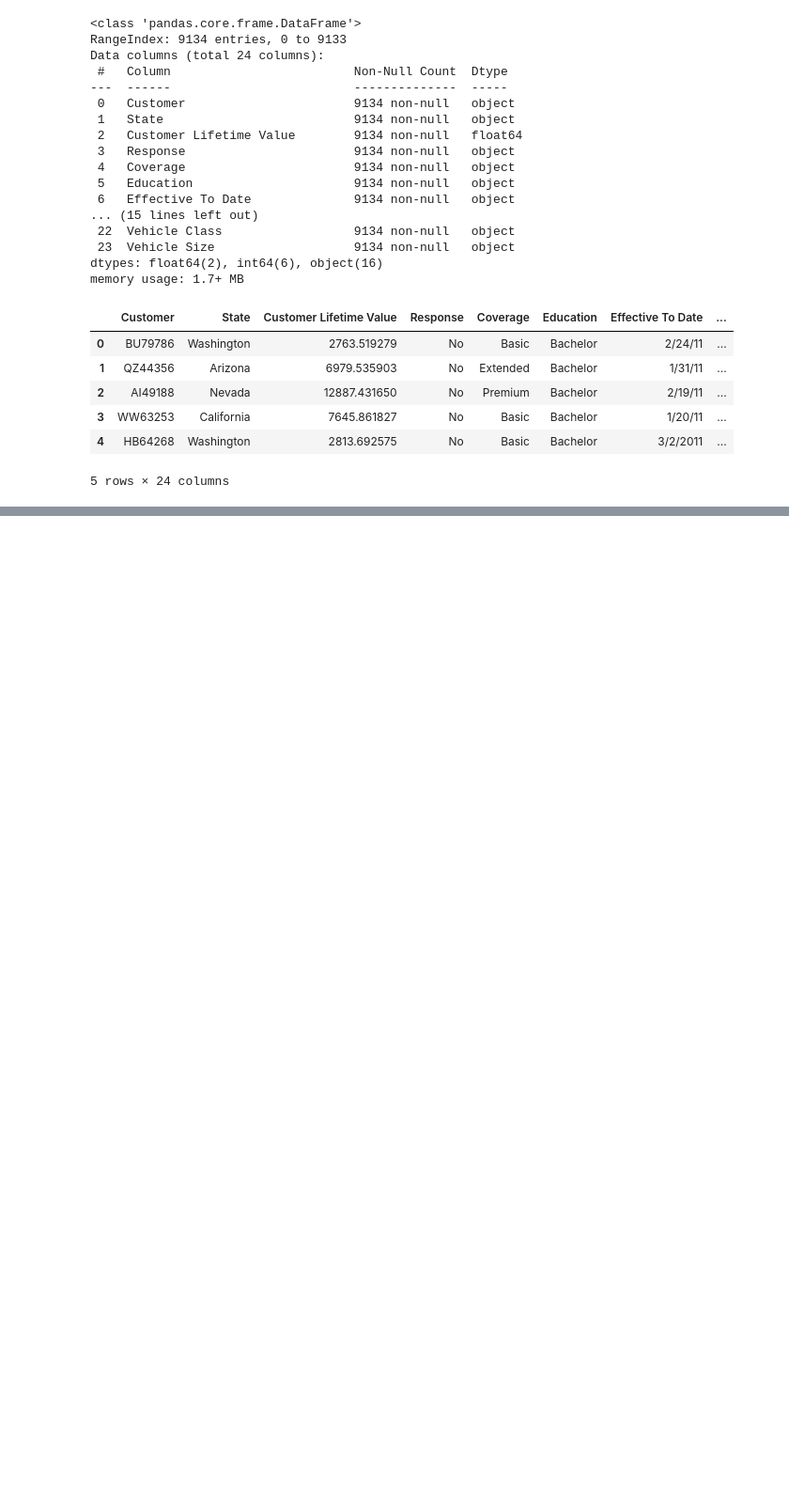
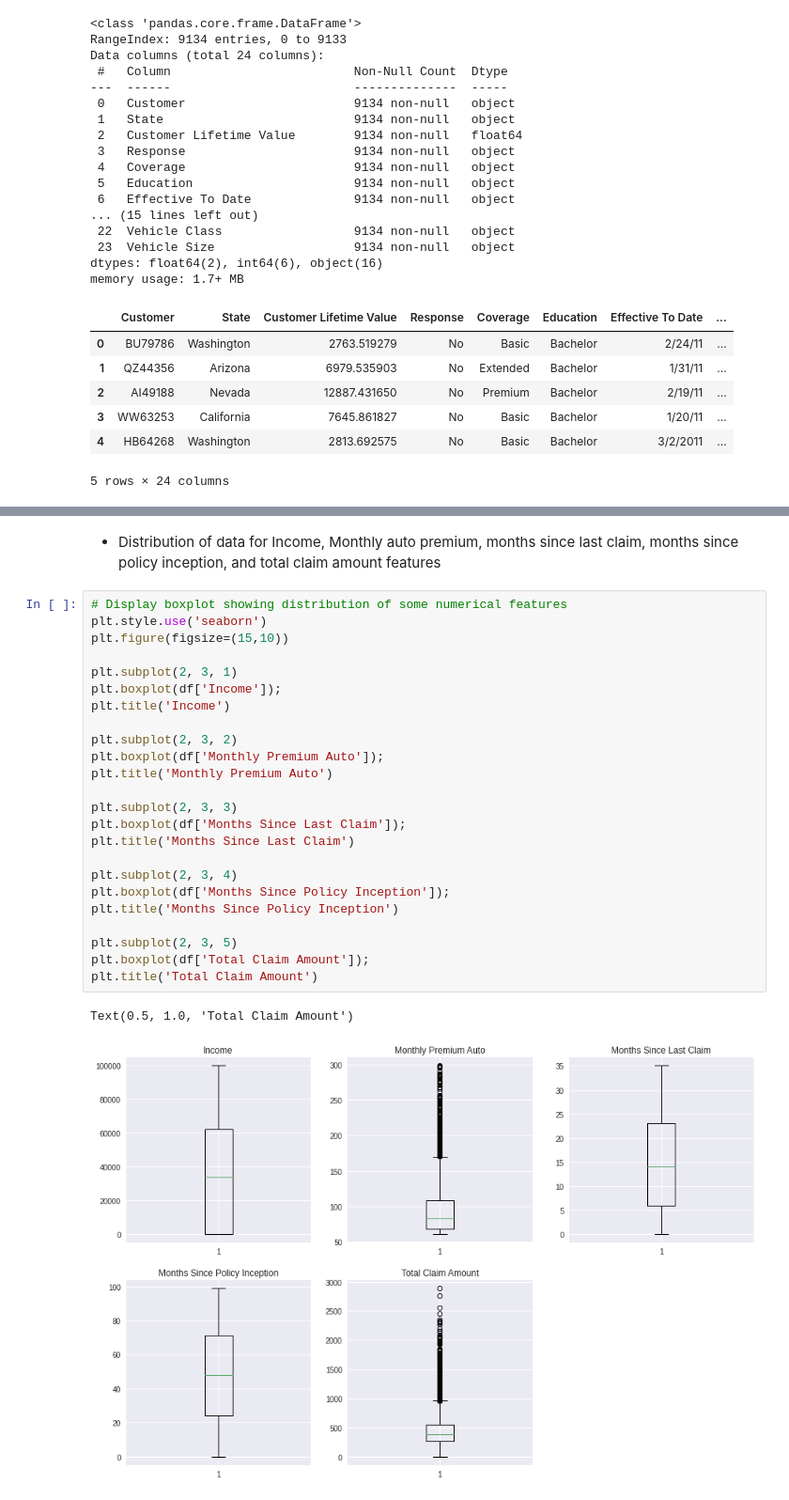
Before and after one commit to cipalisoc/Regressive-Modeling-Auto-Insurance-Premiums, a Jupyter notebook: Project_2_(Auto_Insurance).ipynb, the cells around one changed output, grey strips where cells are left out. Shown: that part at 94% size. Drawn from its saved outputs; the diff is of its cells as text; blank space fills up the shorter version.

```diff
--- a/Project_2_(Auto_Insurance).ipynb
+++ b/Project_2_(Auto_Insurance).ipynb
@@ -57,0 +230,29 @@ memory usage: 1.7+ MB
+# %% [markdown]
+  - Distribution of data for Income, Monthly auto premium, months since last claim, months since policy inception, and total claim amount features
+# %%
+# Display boxplot showing distribution of some numerical features
+plt.style.use('seaborn')
+plt.figure(figsize=(15,10))
+
+plt.subplot(2, 3, 1)
+plt.boxplot(df['Income']);
+plt.title('Income')
+
+plt.subplot(2, 3, 2)
+plt.boxplot(df['Monthly Premium Auto']);
+plt.title('Monthly Premium Auto')
+
+plt.subplot(2, 3, 3)
+plt.boxplot(df['Months Since Last Claim']);
+plt.title('Months Since Last Claim')
+
+plt.subplot(2, 3, 4)
+plt.boxplot(df['Months Since Policy Inception']);
+plt.title('Months Since Policy Inception')
+
+plt.subplot(2, 3, 5)
+plt.boxplot(df['Total Claim Amount']);
+plt.title('Total Claim Amount')
+# %% [output]
+Text(0.5, 1.0, 'Total Claim Amount')
+[figure, added]
```
Also changed, not shown: parts of 30 cells of this notebook.
